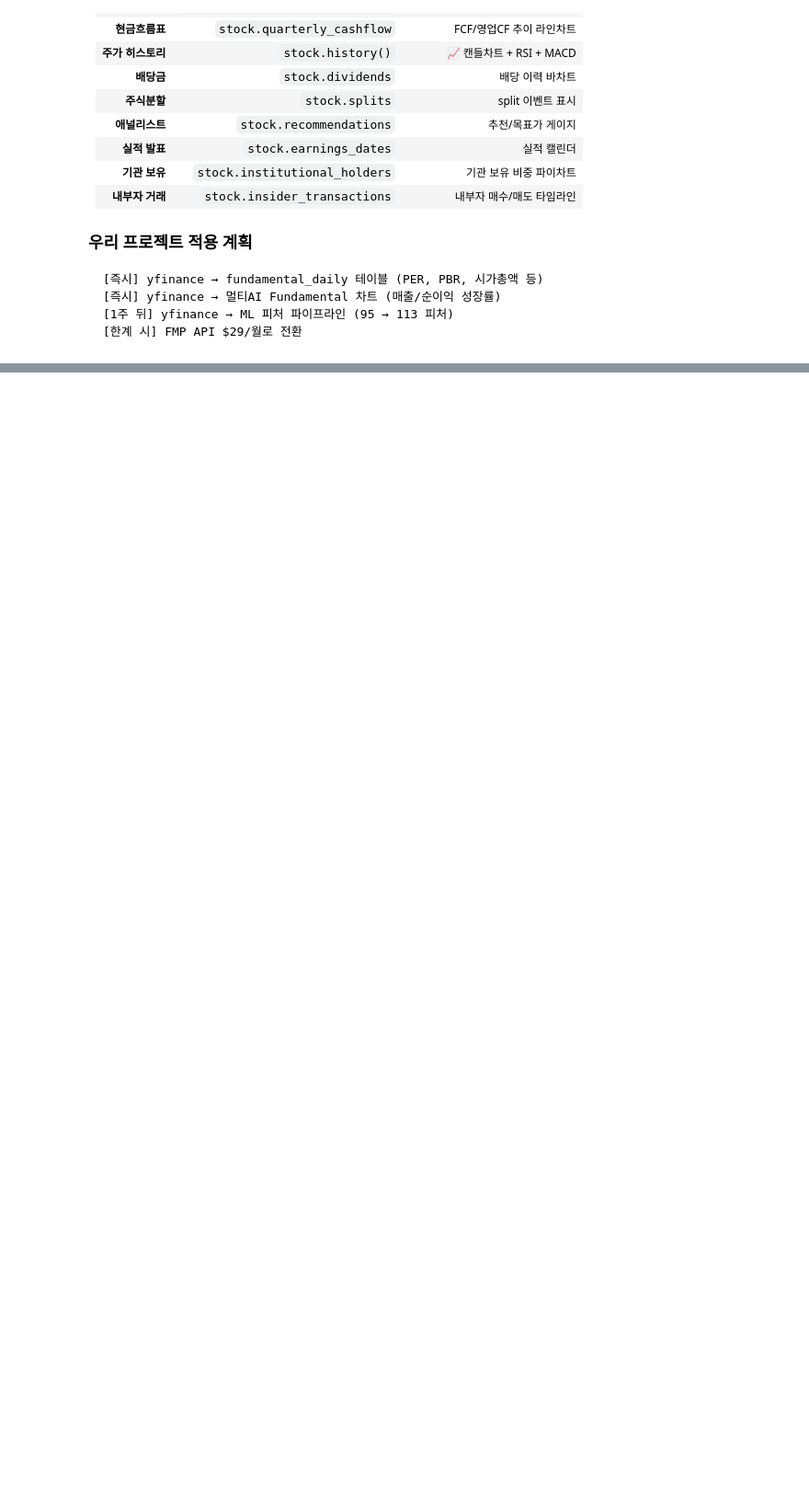
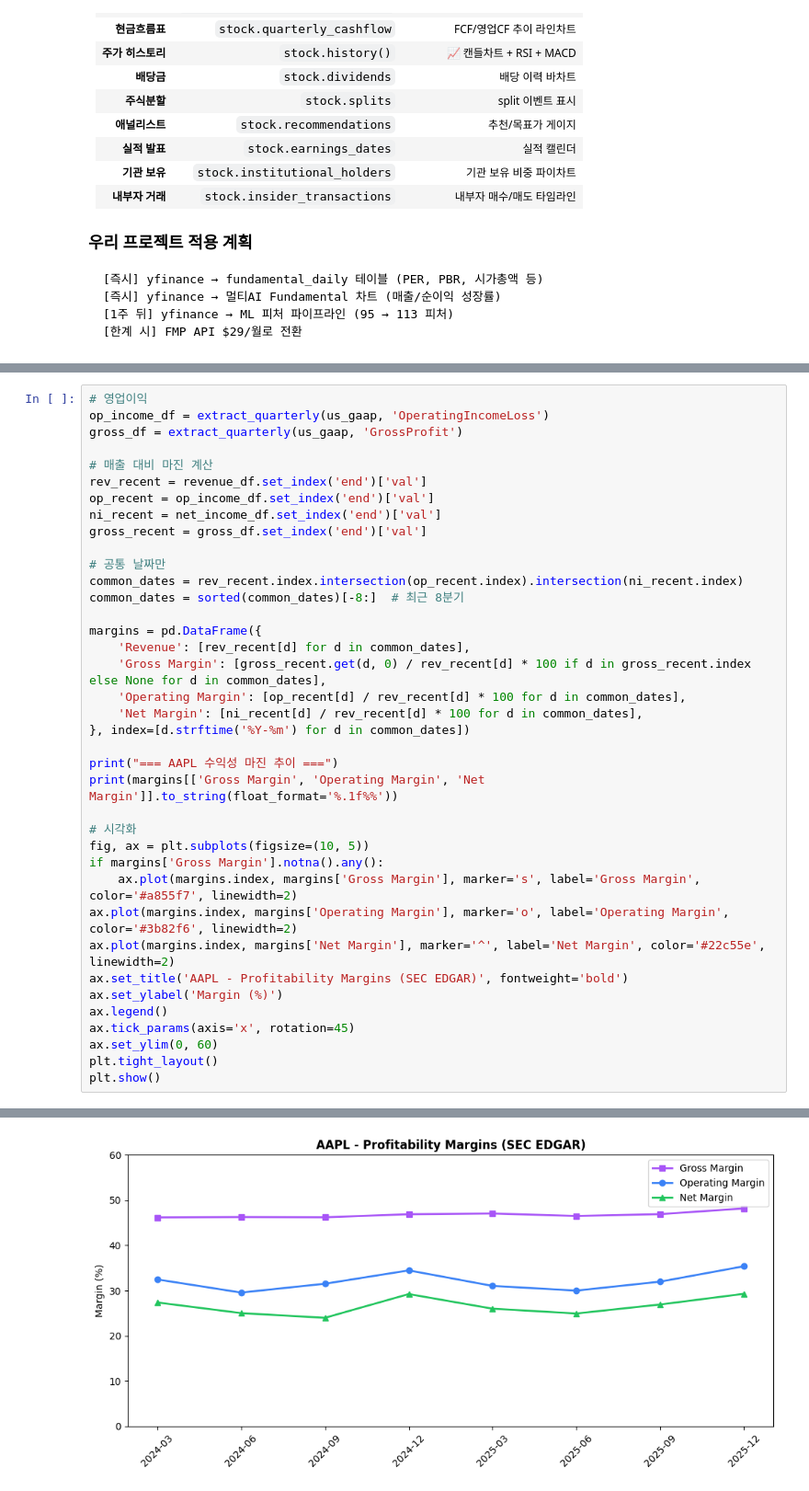
Before and after one commit to Wlsghdh/etf-trading-projects, a Jupyter notebook: scripts/test.ipynb, the cells around one changed output, grey strips where cells are left out. Shown at 92% size. Cells and saved outputs as stored; diff of their text form; blank space fills up the shorter version.

```diff
--- a/scripts/test.ipynb
+++ b/scripts/test.ipynb
@@ -336,0 +611,39 @@ print(f"  추천: {info.get('recommendationKey', 'N/A')}")
+# %%
+# 영업이익
+op_income_df = extract_quarterly(us_gaap, 'OperatingIncomeLoss')
+gross_df = extract_quarterly(us_gaap, 'GrossProfit')
+
+# 매출 대비 마진 계산
+rev_recent = revenue_df.set_index('end')['val']
+op_recent = op_income_df.set_index('end')['val']
+ni_recent = net_income_df.set_index('end')['val']
+gross_recent = gross_df.set_index('end')['val']
+
+# 공통 날짜만
+common_dates = rev_recent.index.intersection(op_recent.index).intersection(ni_recent.index)
+common_dates = sorted(common_dates)[-8:]  # 최근 8분기
+
+margins = pd.DataFrame({
+    'Revenue': [rev_recent[d] for d in common_dates],
+    'Gross Margin': [gross_recent.get(d, 0) / rev_recent[d] * 100 if d in gross_recent.index else None for d in common_dates],
+    'Operating Margin': [op_recent[d] / rev_recent[d] * 100 for d in common_dates],
+    'Net Margin': [ni_recent[d] / rev_recent[d] * 100 for d in common_dates],
+}, index=[d.strftime('%Y-%m') for d in common_dates])
+
+print("=== AAPL 수익성 마진 추이 ===")
+print(margins[['Gross Margin', 'Operating Margin', 'Net Margin']].to_string(float_format='%.1f%%'))
+
+# 시각화
+fig, ax = plt.subplots(figsize=(10, 5))
+if margins['Gross Margin'].notna().any():
+    ax.plot(margins.index, margins['Gross Margin'], marker='s', label='Gross Margin', color='#a855f7', linewidth=2)
+ax.plot(margins.index, margins['Operating Margin'], marker='o', label='Operating Margin', color='#3b82f6', linewidth=2)
+ax.plot(margins.index, margins['Net Margin'], marker='^', label='Net Margin', color='#22c55e', linewidth=2)
+ax.set_title('AAPL - Profitability Margins (SEC EDGAR)', fontweight='bold')
+ax.set_ylabel('Margin (%)')
+ax.legend()
+ax.tick_params(axis='x', rotation=45)
+ax.set_ylim(0, 60)
+plt.tight_layout()
+plt.show()
+# %% [output]
@@ -336,0 +660 @@ print(f"  추천: {info.get('recommendationKey', 'N/A')}")
+[figure, added]
```
Also changed, not shown: parts of 22 cells of this notebook, 4 other files.
